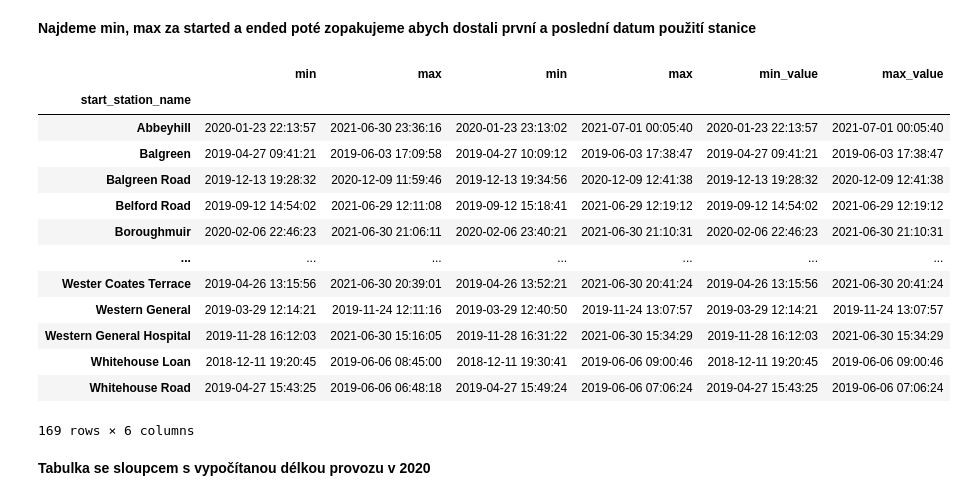
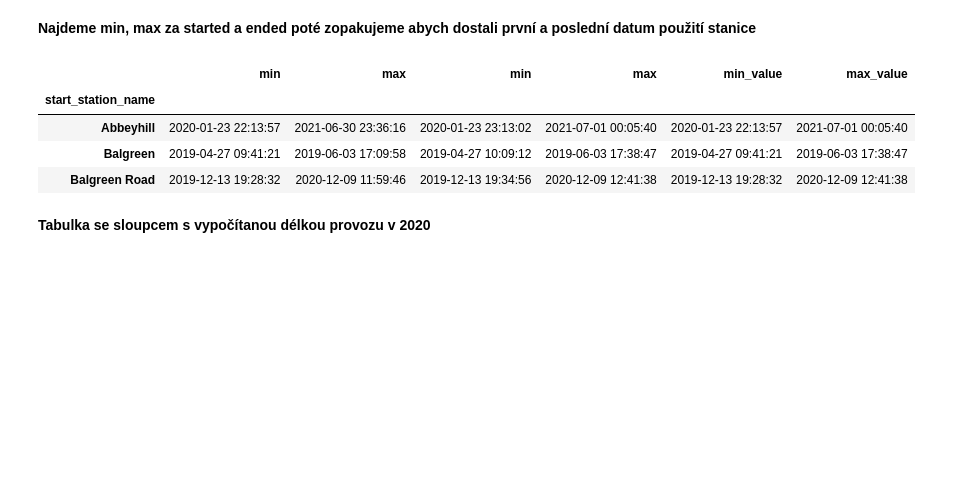
Before and after one commit to Aldarion96/Engeto_Python_project, a Jupyter notebook: Python_projekt.ipynb, the cells around one changed output. Drawn from its saved outputs; the diff is of its cells as text; code cells hidden in the pictures; blank space fills up the shorter version.

```diff
--- a/Python_projekt.ipynb
+++ b/Python_projekt.ipynb
@@ -65,22 +66,13 @@ bikes_active_df = (bikes_active_df[['started_at', 'start_station_name', 'ended_a
 bikes_active_df['min_value'] = bikes_active_df.min(axis=1)
 bikes_active_df['max_value'] = bikes_active_df.max(axis=1)
 # %%
-bikes_active_df
+bikes_active_df.head(3)
 # %% [output]
 |  | min | max | min | max | min_value | max_value |
 | start_station_name |  |  |  |  |  |  |
 | Abbeyhill | 2020-01-23 22:13:57 | 2021-06-30 23:36:16 | 2020-01-23 23:13:02 | 2021-07-01 00:05:40 | 2020-01-23 22:13:57 | 2021-07-01 00:05:40 |
 | Balgreen | 2019-04-27 09:41:21 | 2019-06-03 17:09:58 | 2019-04-27 10:09:12 | 2019-06-03 17:38:47 | 2019-04-27 09:41:21 | 2019-06-03 17:38:47 |
 | Balgreen Road | 2019-12-13 19:28:32 | 2020-12-09 11:59:46 | 2019-12-13 19:34:56 | 2020-12-09 12:41:38 | 2019-12-13 19:28:32 | 2020-12-09 12:41:38 |
-| Belford Road | 2019-09-12 14:54:02 | 2021-06-29 12:11:08 | 2019-09-12 15:18:41 | 2021-06-29 12:19:12 | 2019-09-12 14:54:02 | 2021-06-29 12:19:12 |
-| Boroughmuir | 2020-02-06 22:46:23 | 2021-06-30 21:06:11 | 2020-02-06 23:40:21 | 2021-06-30 21:10:31 | 2020-02-06 22:46:23 | 2021-06-30 21:10:31 |
-| ... | ... | ... | ... | ... | ... | ... |
-| Wester Coates Terrace | 2019-04-26 13:15:56 | 2021-06-30 20:39:01 | 2019-04-26 13:52:21 | 2021-06-30 20:41:24 | 2019-04-26 13:15:56 | 2021-06-30 20:41:24 |
-| Western General | 2019-03-29 12:14:21 | 2019-11-24 12:11:16 | 2019-03-29 12:40:50 | 2019-11-24 13:07:57 | 2019-03-29 12:14:21 | 2019-11-24 13:07:57 |
-| Western General Hospital | 2019-11-28 16:12:03 | 2021-06-30 15:16:05 | 2019-11-28 16:31:22 | 2021-06-30 15:34:29 | 2019-11-28 16:12:03 | 2021-06-30 15:34:29 |
-| Whitehouse Loan | 2018-12-11 19:20:45 | 2019-06-06 08:45:00 | 2018-12-11 19:30:41 | 2019-06-06 09:00:46 | 2018-12-11 19:20:45 | 2019-06-06 09:00:46 |
-| Whitehouse Road | 2019-04-27 15:43:25 | 2019-06-06 06:48:18 | 2019-04-27 15:49:24 | 2019-06-06 07:06:24 | 2019-04-27 15:43:25 | 2019-06-06 07:06:24 |
-169 rows × 6 columns
 # %% [markdown]
 **Tabulka se sloupcem s vypočítanou délkou provozu v 2020**
 # %%
```
Also changed, not shown: parts of 10 cells of this notebook.
